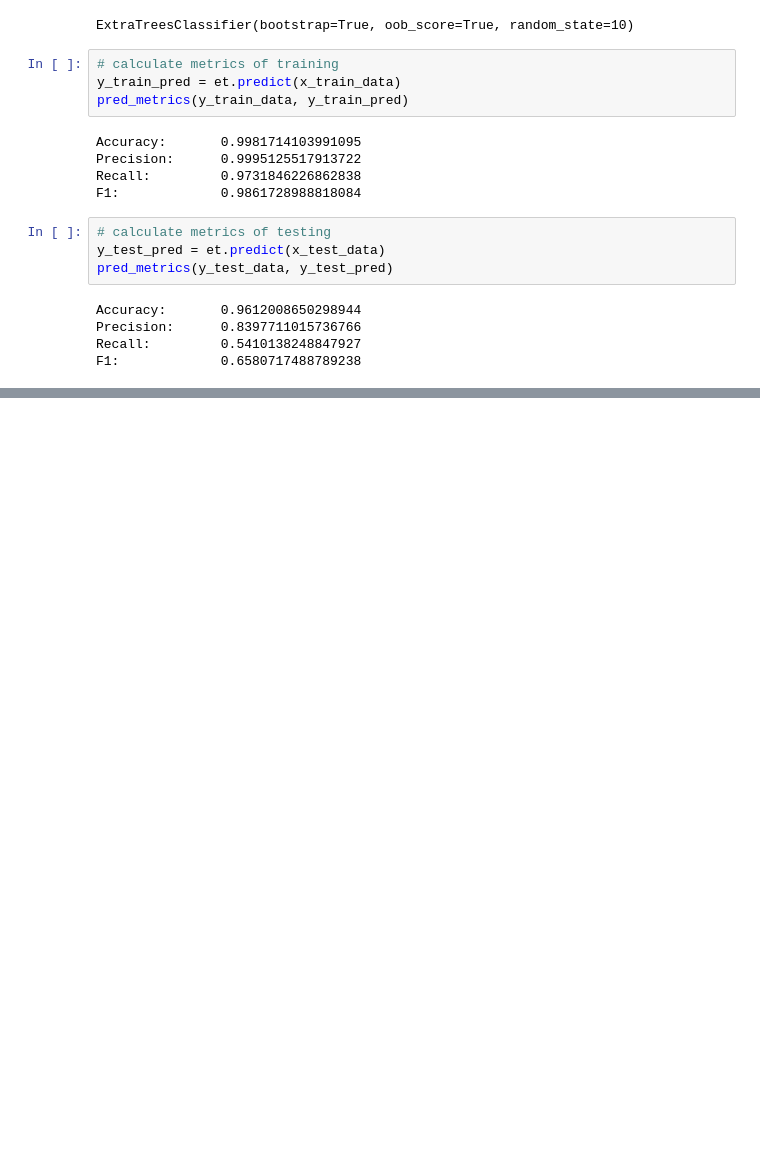
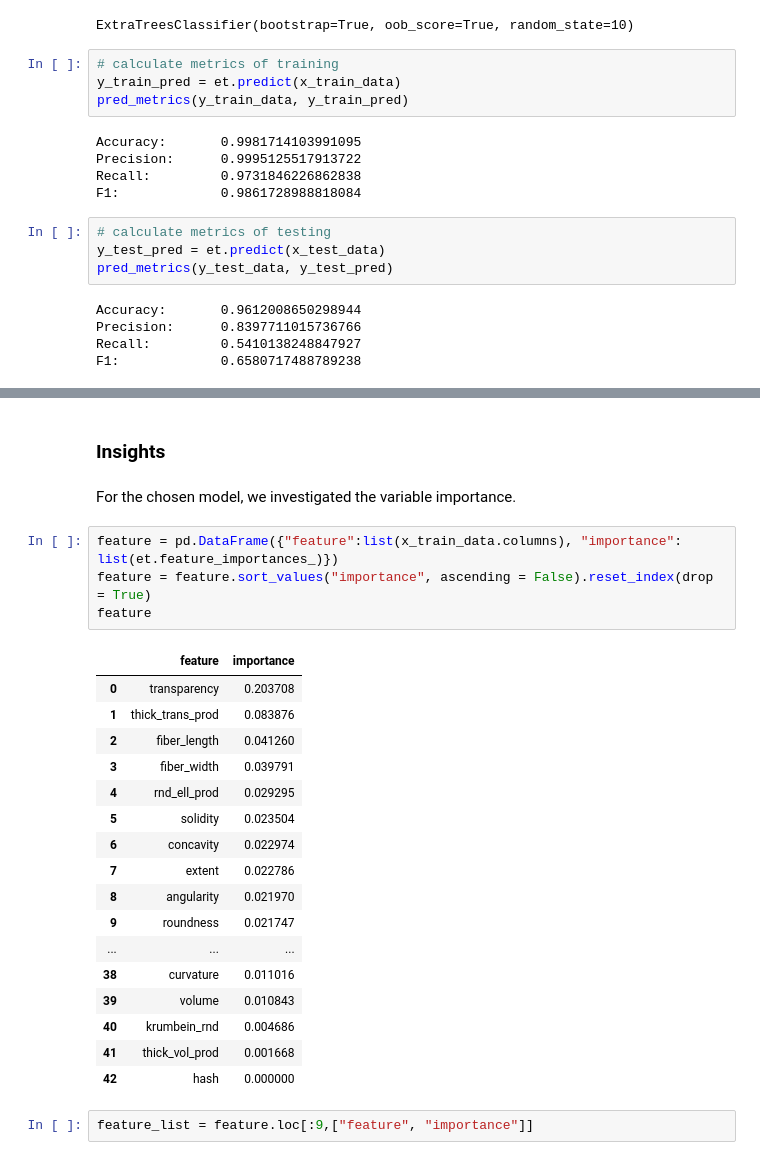
Before and after one commit to sheacon/ancient_toolmaking, a Jupyter notebook: 46-extra-trees.ipynb, the cells around one changed output, grey strips where cells are left out. Drawn from its saved outputs; the diff is of its cells as text; blank space fills up the shorter version.

```diff
--- a/46-extra-trees.ipynb
+++ b/46-extra-trees.ipynb
@@ -86,0 +116,28 @@ F1:             0.6580717488789238
+# %% [markdown]
+### Insights
+# %% [markdown]
+For the chosen model, we investigated the variable importance.
+# %%
+feature = pd.DataFrame({"feature":list(x_train_data.columns), "importance": list(et.feature_importances_)})
+feature = feature.sort_values("importance", ascending = False).reset_index(drop = True)
+feature
+# %% [output]
+|  | feature | importance |
+| 0 | transparency | 0.203708 |
+| 1 | thick_trans_prod | 0.083876 |
+| 2 | fiber_length | 0.041260 |
+| 3 | fiber_width | 0.039791 |
+| 4 | rnd_ell_prod | 0.029295 |
+| 5 | solidity | 0.023504 |
+| 6 | concavity | 0.022974 |
+| 7 | extent | 0.022786 |
+| 8 | angularity | 0.021970 |
+| 9 | roundness | 0.021747 |
+| ... | ... | ... |
+| 38 | curvature | 0.011016 |
+| 39 | volume | 0.010843 |
+| 40 | krumbein_rnd | 0.004686 |
+| 41 | thick_vol_prod | 0.001668 |
+| 42 | hash | 0.000000 |
+# %%
+feature_list = feature.loc[:9,["feature", "importance"]]
```
Also changed, not shown: parts of 21 cells of this notebook.
